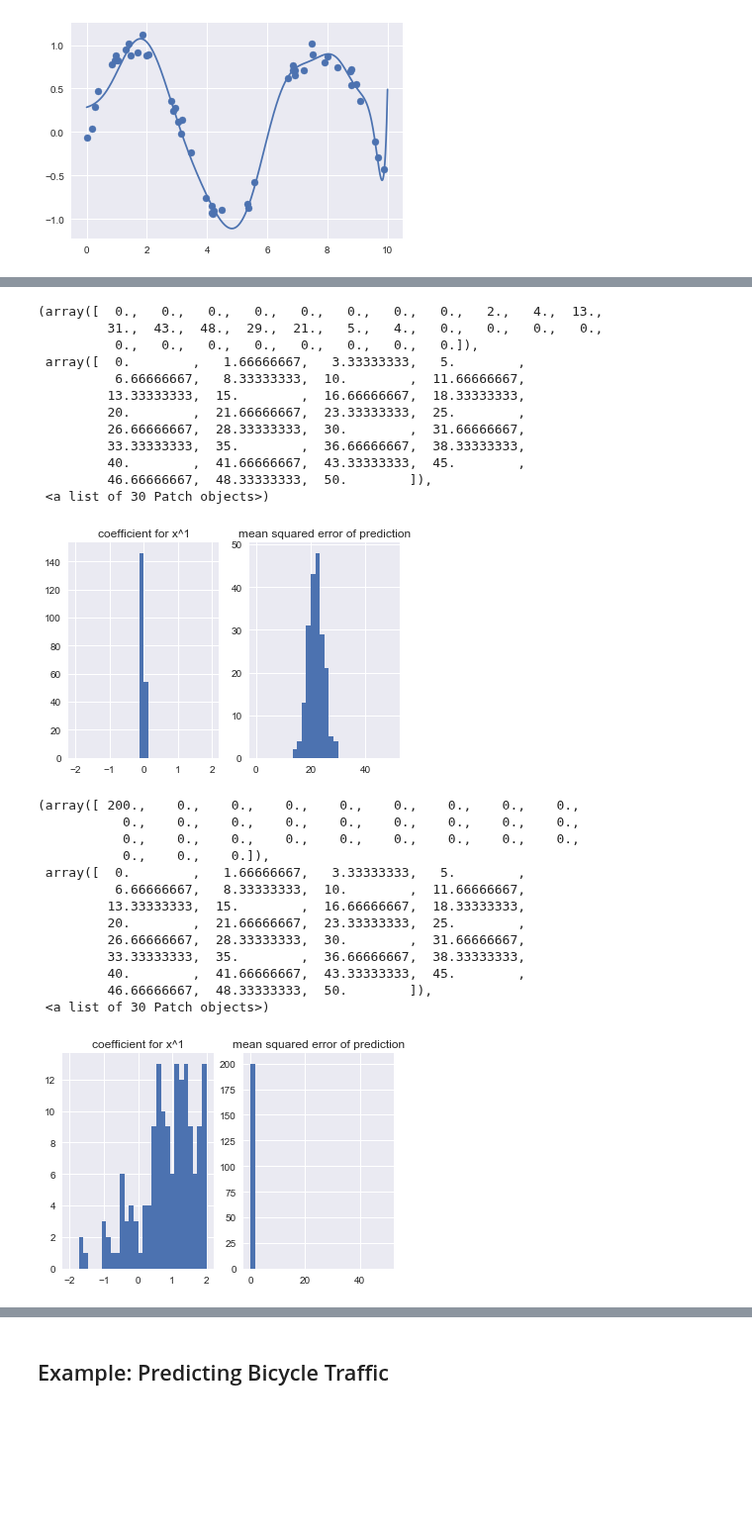
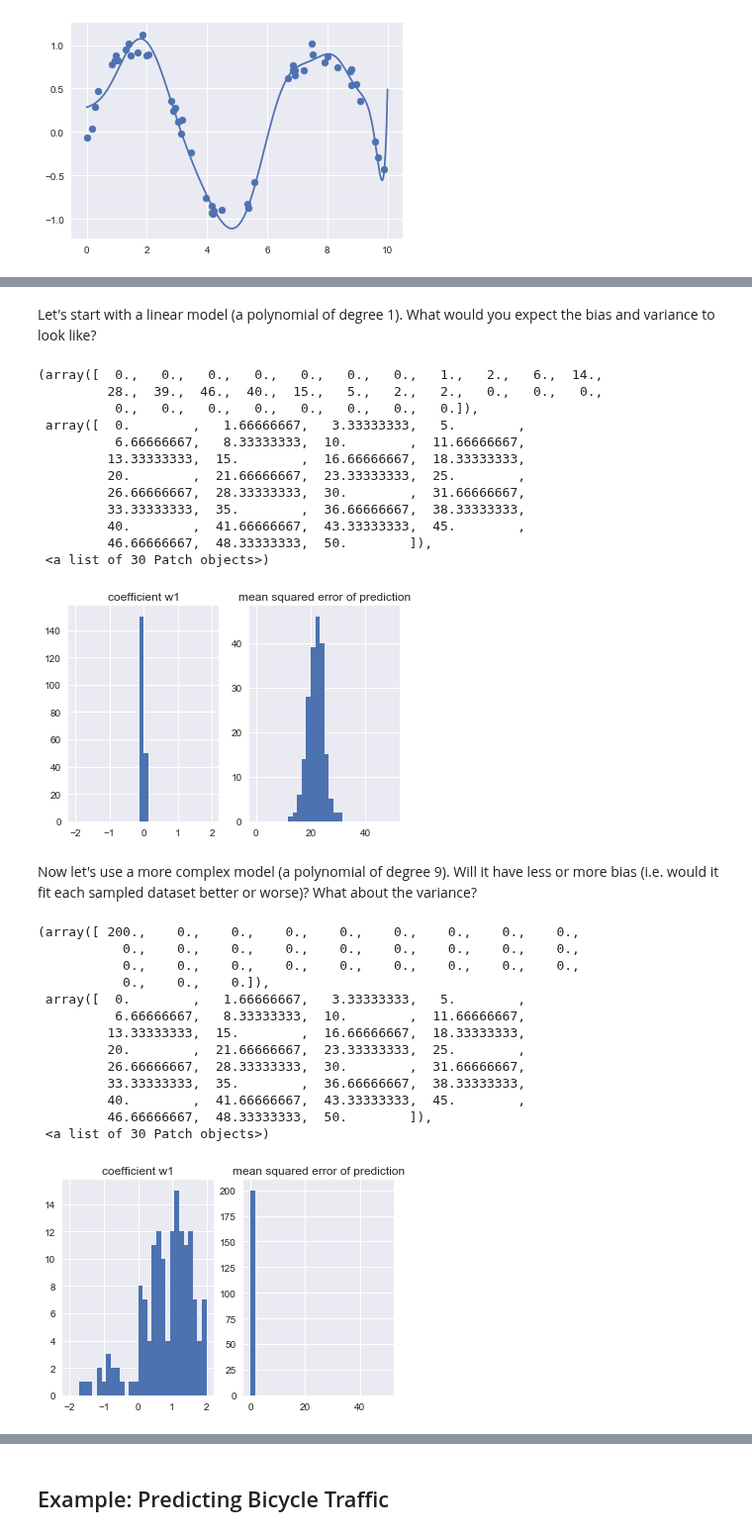
Before and after one commit to nscherf/Machine-learning-lectures, a Jupyter notebook: 04-Python-Introduction/01-Linear-Regression.ipynb, the cells around one changed output, grey strips where cells are left out. Shown at 99% size. Cells and saved outputs as stored; diff of their text form; code cells hidden in the pictures; blank space fills up the shorter version.

```diff
--- a/04-Python-Introduction/00-Linear-Regression.ipynb
+++ b/04-Python-Introduction/01-Linear-Regression.ipynb
@@ -315,12 +322,12 @@ poly_model = make_pipeline(PolynomialFeatures(16),
 
 rng = np.random.RandomState(1)
 x = 10 * rng.rand(50)
-y = np.sin(x) + 0.1 * rng.randn(50)
+t = np.sin(x) + 0.1 * rng.randn(50)
 
-poly_model.fit(x[:, np.newaxis], y)
+poly_model.fit(x[:, np.newaxis], t)
 yfit = poly_model.predict(xfit[:, np.newaxis])
 
-plt.scatter(x, y)
+plt.scatter(x, t)
 plt.plot(xfit, yfit);
 # %% [output]
 [figure]
@@ -338,3 +347,5 @@ You can experiment with the code below by changing:
+# %% [markdown]
+Let's start with a linear model (a polynomial of degree 1). What would you expect the bias and variance to look like?
 # %%
 n_polynomial = 1
 n_samples = 50
@@ -349,23 +360,23 @@ mse = np.zeros(n_experiments)
 for i in range(n_experiments):
     rng = np.random.RandomState()
     x = 10 * rng.rand(n_samples)
-    y = np.sin(x) + 0.1 * rng.randn(n_samples)
+    t = np.sin(x) + 0.1 * rng.randn(n_samples)
 
-    poly_model.fit(x[:, np.newaxis], y)
+    poly_model.fit(x[:, np.newaxis], t)
     fitted_coeffs[i] = poly_model.steps[1][1].coef_
-    y_hat=poly_model.predict(x[:,np.newaxis])
-    mse[i]=np.sum((y_hat-y)**2)
+    yfit=poly_model.predict(x[:,np.newaxis])
+    mse[i]=np.sum((yfit-t)**2)
 
 plt.figure(1)
 ax1=plt.subplot(121)
-ax1.set_title("coefficient for x^1")
+ax1.set_title("coefficient w1")
 plt.hist(fitted_coeffs[:,1],30,range=[-2, 2])
 ax2=plt.subplot(122)
 ax2.set_title("mean squared error of prediction")
 plt.hist(mse, 30, range=[0,50])
 # %% [output]
-(array([  0.,   0.,   0.,   0.,   0.,   0.,   0.,   0.,   2.,   4.,  13.,
-         31.,  43.,  48.,  29.,  21.,   5.,   4.,   0.,   0.,   0.,   0.,
+(array([  0.,   0.,   0.,   0.,   0.,   0.,   0.,   1.,   2.,   6.,  14.,
+         28.,  39.,  46.,  40.,  15.,   5.,   2.,   2.,   0.,   0.,   0.,
           0.,   0.,   0.,   0.,   0.,   0.,   0.,   0.]),
  array([  0.        ,   1.66666667,   3.33333333,   5.        ,
           6.66666667,   8.33333333,  10.        ,  11.66666667,
@@ -376,7 +387,9 @@ plt.hist(mse, 30, range=[0,50])
          40.        ,  41.66666667,  43.33333333,  45.        ,
          46.66666667,  48.33333333,  50.        ]),
  <a list of 30 Patch objects>)
-[figure, old version]
+[figure, new version]
+# %% [markdown]
+Now let's use a more complex model (a polynomial of degree 9). Will it have less or more bias (i.e. would it fit each sampled dataset better or worse)? What about the variance?
 # %%
 n_polynomial = 9
 n_samples = 50
@@ -387,36 +400,36 @@ poly_model = make_pipeline(PolynomialFeatures(n_polynomial),
 
 fitted_coeffs = np.zeros((n_experiments,n_polynomial+1))
 mse = np.zeros(n_experiments)
 
 for i in range(n_experiments):
     rng = np.random.RandomState()
     x = 10 * rng.rand(n_samples)
-    y = np.sin(x) + 0.1 * rng.randn(n_samples)
+    t = np.sin(x) + 0.1 * rng.randn(n_samples)
 
-    poly_model.fit(x[:, np.newaxis], y)
+    poly_model.fit(x[:, np.newaxis], t)
     fitted_coeffs[i] = poly_model.steps[1][1].coef_
-    y_hat=poly_model.predict(x[:,np.newaxis])
-    mse[i]=np.sum((y_hat-y)**2)
+    yfit=poly_model.predict(x[:,np.newaxis])
+    mse[i]=np.sum((yfit-t)**2)
 
 plt.figure(1)
 ax1=plt.subplot(121)
-ax1.set_title("coefficient for x^1")
+ax1.set_title("coefficient w1")
 plt.hist(fitted_coeffs[:,1],30,range=[-2, 2])
 ax2=plt.subplot(122)
 ax2.set_title("mean squared error of prediction")
 plt.hist(mse, 30, range=[0,50])
 # %% [output]
 (array([ 200.,    0.,    0.,    0.,    0.,    0.,    0.,    0.,    0.,
            0.,    0.,    0.,    0.,    0.,    0.,    0.,    0.,    0.,
            0.,    0.,    0.,    0.,    0.,    0.,    0.,    0.,    0.,
            0.,    0.,    0.]),
  array([  0.        ,   1.66666667,   3.33333333,   5.        ,
           6.66666667,   8.33333333,  10.        ,  11.66666667,
          13.33333333,  15.        ,  16.66666667,  18.33333333,
          20.        ,  21.66666667,  23.33333333,  25.        ,
          26.66666667,  28.33333333,  30.        ,  31.66666667,
          33.33333333,  35.        ,  36.66666667,  38.33333333,
          40.        ,  41.66666667,  43.33333333,  45.        ,
          46.66666667,  48.33333333,  50.        ]),
  <a list of 30 Patch objects>)
-[figure, old version]
+[figure, new version]
```
Also changed, not shown: parts of 18 cells of this notebook.
